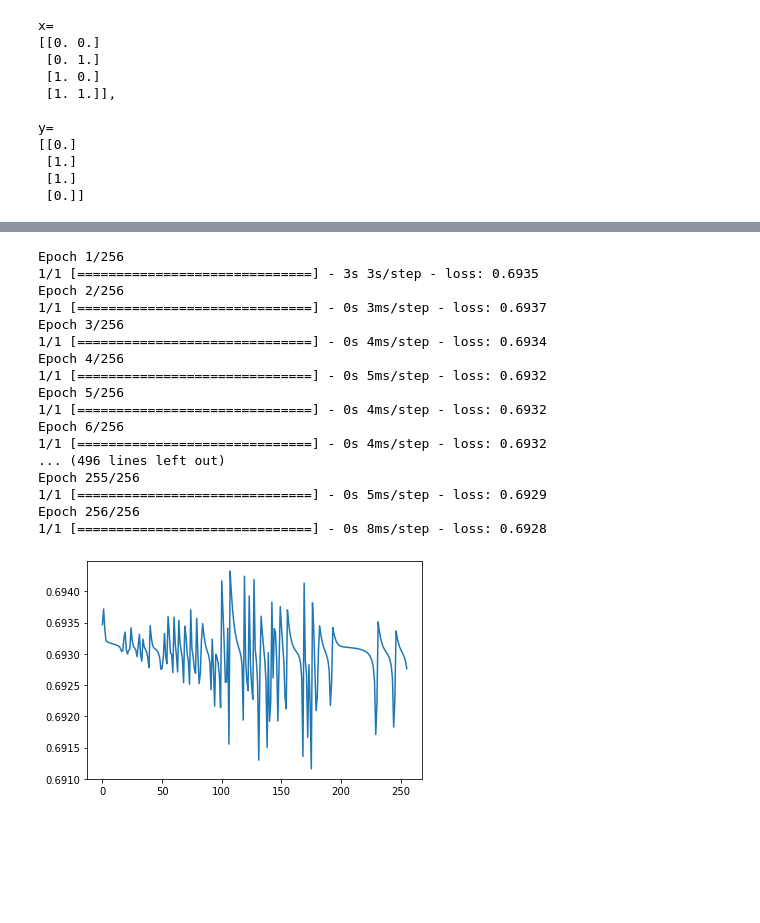
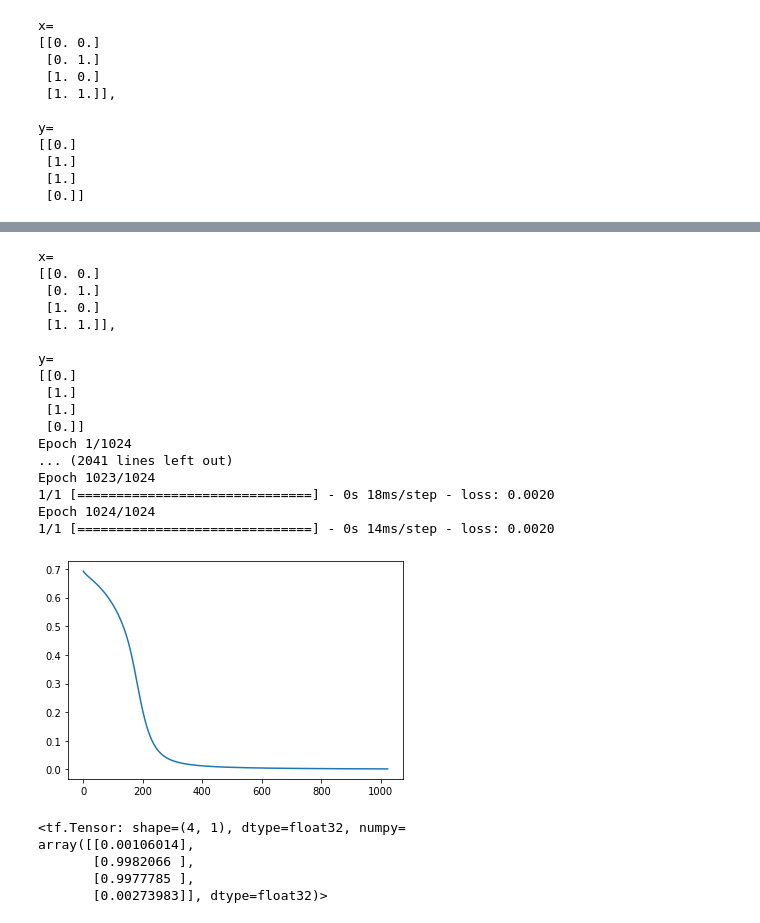
Before and after one commit to gurgutan/NI, a Jupyter notebook: Демонстрация/Python/xor.ipynb, the cells around one changed output, grey strips where cells are left out. Cells and saved outputs as stored; diff of their text form; code cells hidden in the pictures; blank space fills up the shorter version.

```diff
--- a/Демонстрация/Python/xor.ipynb
+++ b/Демонстрация/Python/xor.ipynb
@@ -90,38 +102,46 @@ Epoch 2048/2048
 # %%
 # Модель из 8 слоев Dense
 fit_rate = 0.1
-fit_epochs = 256
+fit_epochs = 1024
 x = np.array([[0, 0], [0, 1], [1, 0], [1, 1]], dtype="float32")
 y = np.array([[0],    [1],    [1],    [0]], dtype="float32")
 print(f"x=\n{x},\n\ny=\n{y}")
 
 model = tf.keras.Sequential(
     [InputLayer(input_shape=(2,))]
-    + [Dense(8, activation=tf.nn.softsign) for i in range(64)]
+    + [Dense(8, activation=tf.nn.softsign) for i in range(4)]
     + [Dense(1), Activation(tf.nn.sigmoid),]
 )
 model.compile(
     optimizer=tf.keras.optimizers.SGD(learning_rate=fit_rate), loss="binary_crossentropy"
 )
 history = model.fit(x, y, epochs=fit_epochs, verbose=1)
 plt.plot(history.history["loss"])
 plt.show()
 # %% [output]
-Epoch 1/256
-1/1 [==============================] - 3s 3s/step - loss: 0.6935
-Epoch 2/256
-1/1 [==============================] - 0s 3ms/step - loss: 0.6937
-Epoch 3/256
-1/1 [==============================] - 0s 4ms/step - loss: 0.6934
-Epoch 4/256
-1/1 [==============================] - 0s 5ms/step - loss: 0.6932
-Epoch 5/256
-1/1 [==============================] - 0s 4ms/step - loss: 0.6932
-Epoch 6/256
-1/1 [==============================] - 0s 4ms/step - loss: 0.6932
-... (496 lines left out)
-Epoch 255/256
-1/1 [==============================] - 0s 5ms/step - loss: 0.6929
-Epoch 256/256
-1/1 [==============================] - 0s 8ms/step - loss: 0.6928
+x=
+[[0. 0.]
+ [0. 1.]
+ [1. 0.]
+ [1. 1.]],
+
+y=
+[[0.]
+ [1.]
+ [1.]
+ [0.]]
+Epoch 1/1024
+... (2041 lines left out)
+Epoch 1023/1024
+1/1 [==============================] - 0s 18ms/step - loss: 0.0020
+Epoch 1024/1024
+1/1 [==============================] - 0s 14ms/step - loss: 0.0020
-[figure, old version]
+[figure, new version]
+# %%
+model(x)
+# %% [output]
+<tf.Tensor: shape=(4, 1), dtype=float32, numpy=
+array([[0.00106014],
+       [0.9982066 ],
+       [0.9977785 ],
+       [0.00273983]], dtype=float32)>
```
Also changed, not shown: parts of 4 cells of this notebook, 19 other files.
